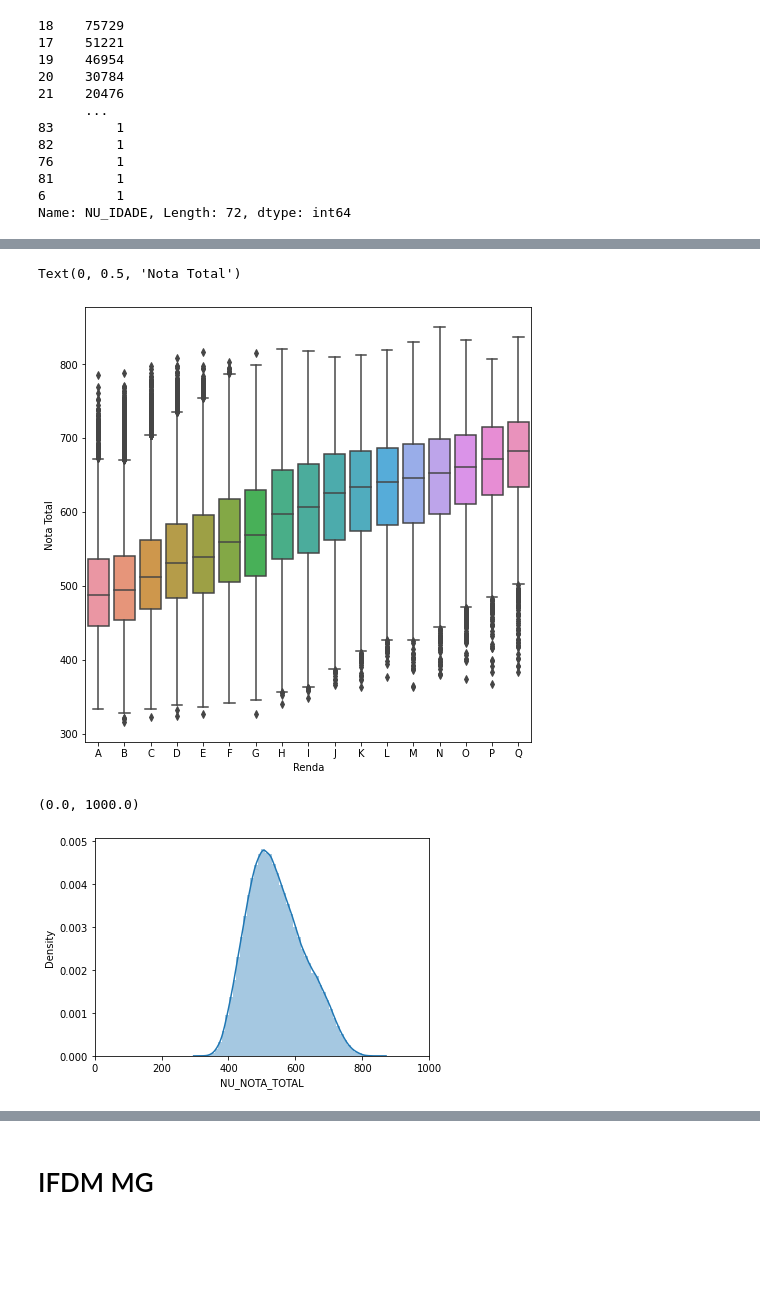
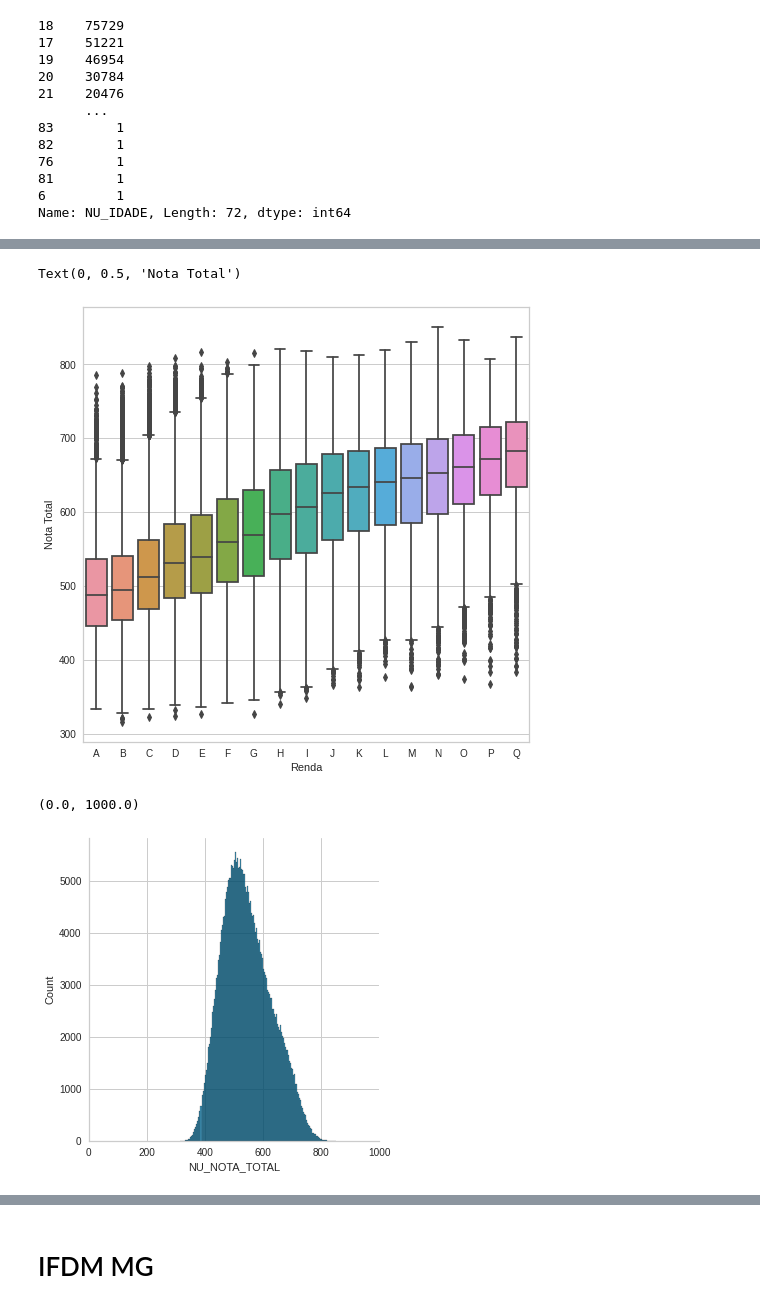
Before and after one commit to BrennoAlves/Educa-MG-2019, a Jupyter notebook: educacaoMG.ipynb, the cells around one changed output, grey strips where cells are left out. Cells and saved outputs as stored; diff of their text form; code cells hidden in the pictures; blank space fills up the shorter version.

```diff
--- a/educacaoMG.ipynb
+++ b/educacaoMG.ipynb
@@ -15,6 +15,6 @@ Drive already mounted at /content/drive; to attempt to forcibly remount, call dr
 # %%
 #dados do enem 2019 de provas feitas em Minas Gerais
 #https://drive.google.com/file/d/1uckzyjRBKPFEAp2ZN0EsV1nmHWolr93c/view?usp=sharing
-dados = pd.read_csv('mg.csv',';')
+enem = pd.read_csv('mg.csv',';')
 # %%
 #tamanho total dos dados crus
@@ -34,11 +34,11 @@ dados[notas].head()
 | 4 | 621.0 | 654.4 | 726.8 | 595.8 | 800.0 |
 # %%
 #limpando os dados tirando todos que tiraram 0 em alguma materia e todos os treineiros
-dados = dados.query('NU_NOTA_CN > 0')
-dados = dados.query('NU_NOTA_CH > 0')
-dados = dados.query('NU_NOTA_MT > 0')
-dados = dados.query('NU_NOTA_LC > 0')
-dados = dados.query('NU_NOTA_REDACAO > 0')
-dados = dados.query('IN_TREINEIRO == 0')
-dados[notas].head()
+enem = enem.query('NU_NOTA_CN > 0')
+enem = enem.query('NU_NOTA_CH > 0')
+enem = enem.query('NU_NOTA_MT > 0')
+enem = enem.query('NU_NOTA_LC > 0')
+enem = enem.query('NU_NOTA_REDACAO > 0')
+enem = enem.query('IN_TREINEIRO == 0')
+enem.shape
 # %% [output]
@@ -85,5 +87,6 @@ dados['NU_IDADE'].value_counts()
 Name: NU_IDADE, Length: 72, dtype: int64
 # %%
 #criação da coluna nota total
-dados['NU_NOTA_TOTAL'] = dados[notas].sum(axis=1)/5
+enem['NU_NOTA_TOTAL'] = enem[notas].sum(axis=1)/5
 notas = ['NU_NOTA_CN','NU_NOTA_CH','NU_NOTA_MT','NU_NOTA_LC','NU_NOTA_REDACAO', 'NU_NOTA_TOTAL']
+enem[notas].head()
@@ -99,16 +100,16 @@ dados[notas].head()
 # %%
-rendaOrdenada = dados['Q006'].unique()
+rendaOrdenada = enem['Q006'].unique()
 rendaOrdenada.sort()
 plt.figure(figsize=(8,8))
-sns.boxplot(x='Q006', y='NU_NOTA_TOTAL', data= dados, order= rendaOrdenada)
+sns.boxplot(x='Q006', y='NU_NOTA_TOTAL', data= enem, order= rendaOrdenada)
 plt.xlabel('Renda')
 plt.ylabel('Nota Total')
 # %% [output]
 Text(0, 0.5, 'Nota Total')
-[figure, old version]
+[figure, new version]
 # %%
-sns.distplot(dados["NU_NOTA_TOTAL"])
+sns.displot(enem["NU_NOTA_TOTAL"])
 plt.xlim(0,1000)
 # %% [output]
 (0.0, 1000.0)
-[figure, old version]
+[figure, new version]
```
Also changed, not shown: parts of 57 cells of this notebook, 1 other file.
